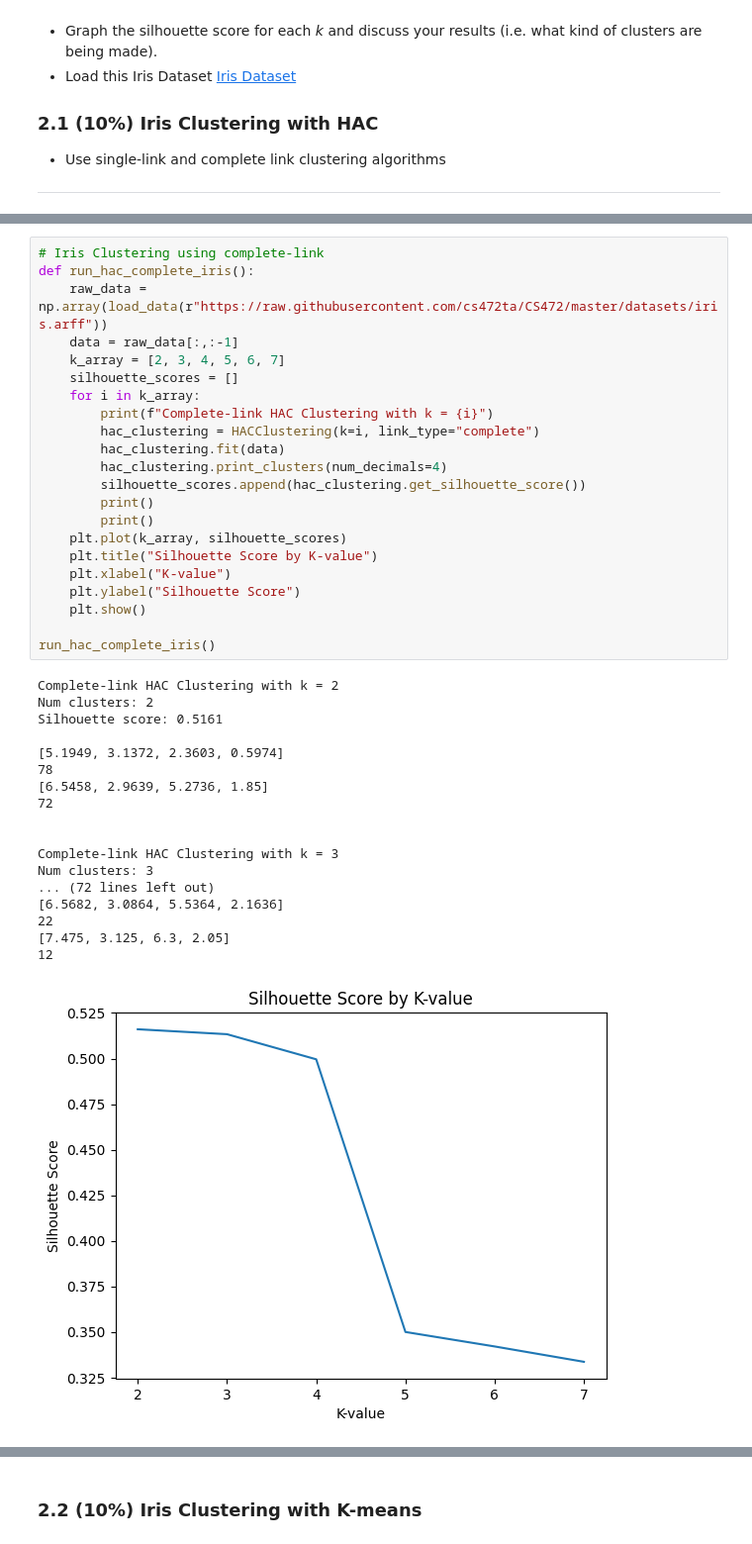
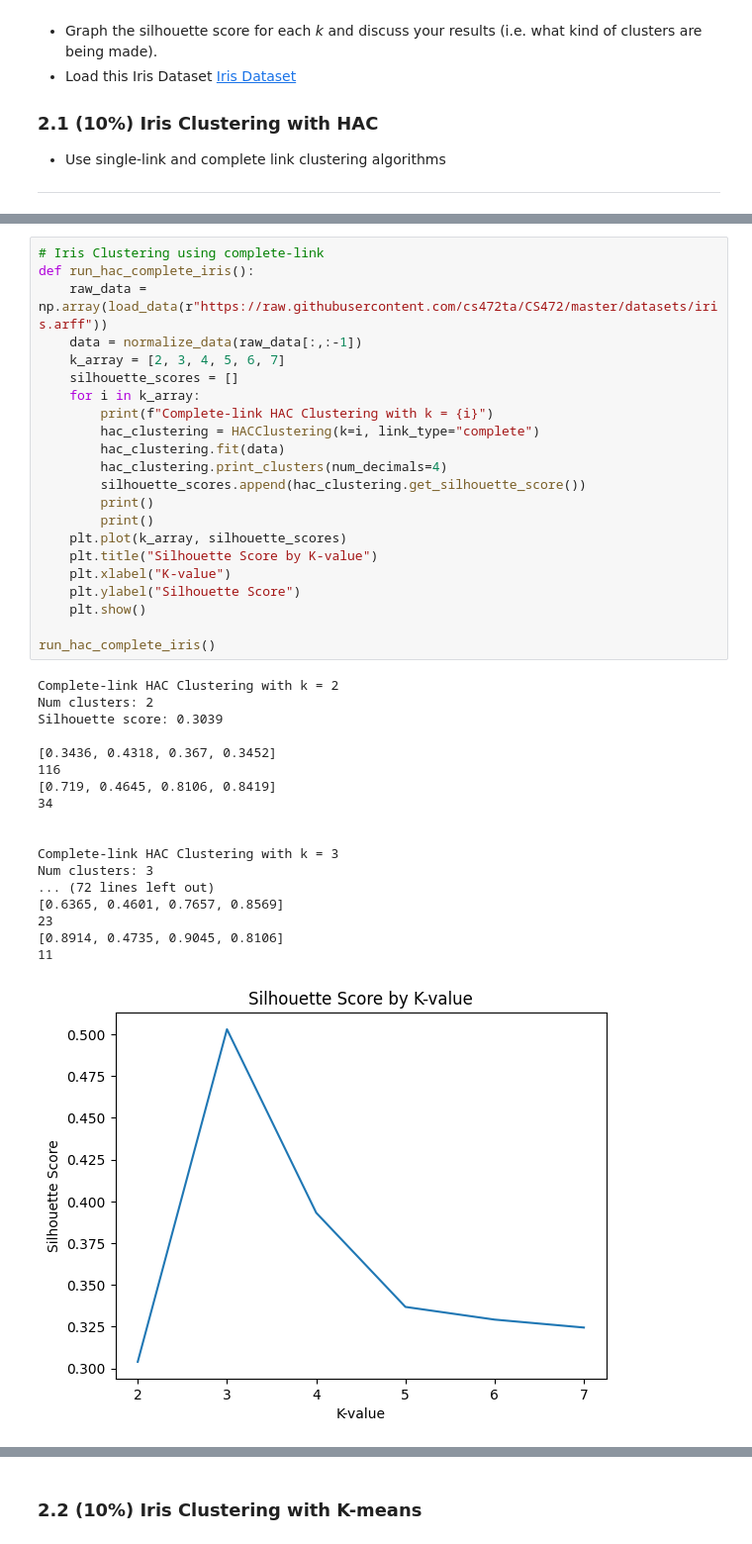
Before and after one commit to maclaurin36/CS472-clustering, a Jupyter notebook: Clustering_Lab.ipynb, the cells around one changed output, grey strips where cells are left out. Shown at 99% size. Cells and saved outputs as stored; diff of their text form.

```diff
--- a/Clustering_Lab.ipynb
+++ b/Clustering_Lab.ipynb
@@ -613,41 +633,41 @@ Num clusters: 3
 # %%
 # Iris Clustering using complete-link
 def run_hac_complete_iris():
     raw_data = np.array(load_data(r"https://raw.githubusercontent.com/cs472ta/CS472/master/datasets/iris.arff"))
-    data = raw_data[:,:-1]
+    data = normalize_data(raw_data[:,:-1])
     k_array = [2, 3, 4, 5, 6, 7]
     silhouette_scores = []
     for i in k_array:
         print(f"Complete-link HAC Clustering with k = {i}")
         hac_clustering = HACClustering(k=i, link_type="complete")
         hac_clustering.fit(data)
         hac_clustering.print_clusters(num_decimals=4)
         silhouette_scores.append(hac_clustering.get_silhouette_score())
         print()
         print()
     plt.plot(k_array, silhouette_scores)
     plt.title("Silhouette Score by K-value")
     plt.xlabel("K-value")
     plt.ylabel("Silhouette Score")
     plt.show()
 
 run_hac_complete_iris()
 # %% [output]
 Complete-link HAC Clustering with k = 2
 Num clusters: 2
-Silhouette score: 0.5161
+Silhouette score: 0.3039
 
-[5.1949, 3.1372, 2.3603, 0.5974]
-78
-[6.5458, 2.9639, 5.2736, 1.85]
-72
+[0.3436, 0.4318, 0.367, 0.3452]
+116
+[0.719, 0.4645, 0.8106, 0.8419]
+34
 
 
 Complete-link HAC Clustering with k = 3
 Num clusters: 3
 ... (72 lines left out)
-[6.5682, 3.0864, 5.5364, 2.1636]
-22
-[7.475, 3.125, 6.3, 2.05]
-12
+[0.6365, 0.4601, 0.7657, 0.8569]
+23
+[0.8914, 0.4735, 0.9045, 0.8106]
+11
-[figure, old version]
+[figure, new version]
```
Also changed, not shown: parts of 24 cells of this notebook.
